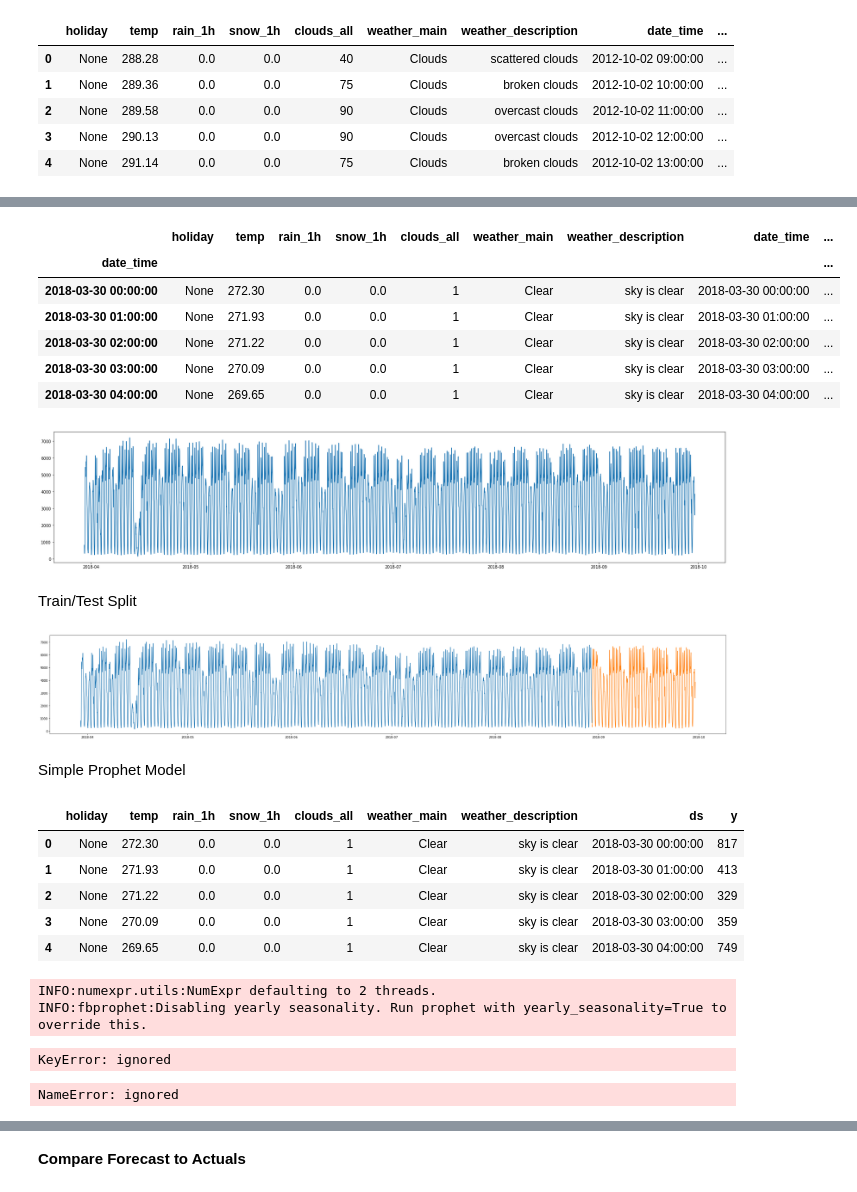
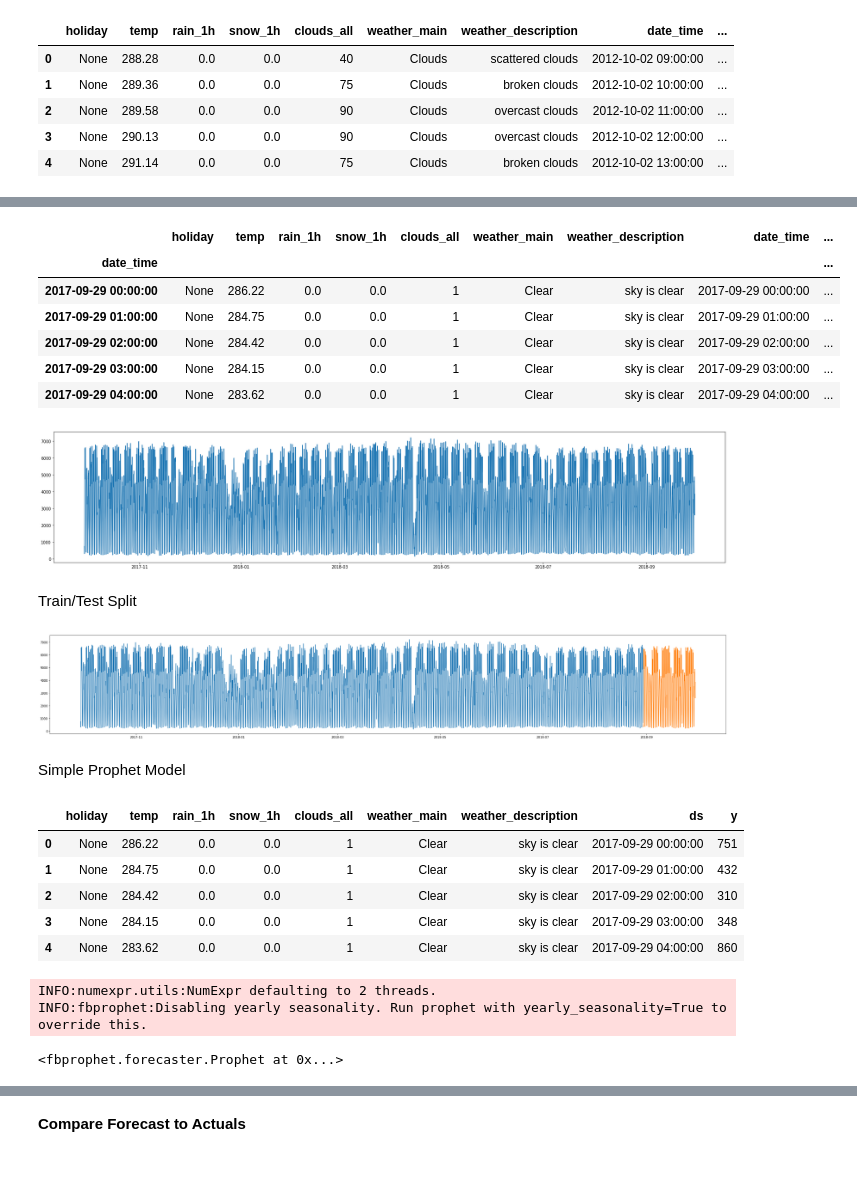
Before and after one commit to amine-akrout/Time-series-forecasting, a Jupyter notebook: Time_series_forecasting_using_Prophet.ipynb, the cells around one changed output, grey strips where cells are left out. Drawn from its saved outputs; the diff is of its cells as text; code cells hidden in the pictures.

Commit message:
update prophet

```diff
--- a/Time_series_forecasting_using_Prophet.ipynb
+++ b/Time_series_forecasting_using_Prophet.ipynb
@@ -103,21 +46,20 @@ data.index.min(), data.index.max()
 # %%
-#ts = data['2017-09-30':'2018-09-29']
-ts = data['2018-03-30':'2018-09-29']
+ts = data['2017-09-29':'2018-09-29']
 ts.head()
 # %% [output]
 |  | holiday | temp | rain_1h | snow_1h | clouds_all | weather_main | weather_description | date_time | ... |
 | date_time |  |  |  |  |  |  |  |  | ... |
-| 2018-03-30 00:00:00 | None | 272.30 | 0.0 | 0.0 | 1 | Clear | sky is clear | 2018-03-30 00:00:00 | ... |
-| 2018-03-30 01:00:00 | None | 271.93 | 0.0 | 0.0 | 1 | Clear | sky is clear | 2018-03-30 01:00:00 | ... |
-| 2018-03-30 02:00:00 | None | 271.22 | 0.0 | 0.0 | 1 | Clear | sky is clear | 2018-03-30 02:00:00 | ... |
-| 2018-03-30 03:00:00 | None | 270.09 | 0.0 | 0.0 | 1 | Clear | sky is clear | 2018-03-30 03:00:00 | ... |
-| 2018-03-30 04:00:00 | None | 269.65 | 0.0 | 0.0 | 1 | Clear | sky is clear | 2018-03-30 04:00:00 | ... |
+| 2017-09-29 00:00:00 | None | 286.22 | 0.0 | 0.0 | 1 | Clear | sky is clear | 2017-09-29 00:00:00 | ... |
+| 2017-09-29 01:00:00 | None | 284.75 | 0.0 | 0.0 | 1 | Clear | sky is clear | 2017-09-29 01:00:00 | ... |
+| 2017-09-29 02:00:00 | None | 284.42 | 0.0 | 0.0 | 1 | Clear | sky is clear | 2017-09-29 02:00:00 | ... |
+| 2017-09-29 03:00:00 | None | 284.15 | 0.0 | 0.0 | 1 | Clear | sky is clear | 2017-09-29 03:00:00 | ... |
+| 2017-09-29 04:00:00 | None | 283.62 | 0.0 | 0.0 | 1 | Clear | sky is clear | 2017-09-29 04:00:00 | ... |
 # %%
 plt.figure(figsize=(30,6))
 plt.plot(ts.traffic_volume)
 plt.show()
 # %% [output]
-[figure, old version]
+[figure, new version]
 # %% [markdown]
 Train/Test Split
 # %%
@@ -131,18 +72,18 @@ plt.plot(ts_train.traffic_volume)
 plt.plot(ts_test.traffic_volume)
 plt.show()
 # %% [output]
-[figure, old version]
+[figure, new version]
 # %% [markdown]
 Simple Prophet Model
 # %%
 ts_train.reset_index(drop=True).rename(columns={'date_time':'ds', 'traffic_volume':'y'}).head()
 # %% [output]
 |  | holiday | temp | rain_1h | snow_1h | clouds_all | weather_main | weather_description | ds | y |
-| 0 | None | 272.30 | 0.0 | 0.0 | 1 | Clear | sky is clear | 2018-03-30 00:00:00 | 817 |
-| 1 | None | 271.93 | 0.0 | 0.0 | 1 | Clear | sky is clear | 2018-03-30 01:00:00 | 413 |
-| 2 | None | 271.22 | 0.0 | 0.0 | 1 | Clear | sky is clear | 2018-03-30 02:00:00 | 329 |
-| 3 | None | 270.09 | 0.0 | 0.0 | 1 | Clear | sky is clear | 2018-03-30 03:00:00 | 359 |
-| 4 | None | 269.65 | 0.0 | 0.0 | 1 | Clear | sky is clear | 2018-03-30 04:00:00 | 749 |
+| 0 | None | 286.22 | 0.0 | 0.0 | 1 | Clear | sky is clear | 2017-09-29 00:00:00 | 751 |
+| 1 | None | 284.75 | 0.0 | 0.0 | 1 | Clear | sky is clear | 2017-09-29 01:00:00 | 432 |
+| 2 | None | 284.42 | 0.0 | 0.0 | 1 | Clear | sky is clear | 2017-09-29 02:00:00 | 310 |
+| 3 | None | 284.15 | 0.0 | 0.0 | 1 | Clear | sky is clear | 2017-09-29 03:00:00 | 348 |
+| 4 | None | 283.62 | 0.0 | 0.0 | 1 | Clear | sky is clear | 2017-09-29 04:00:00 | 860 |
 # %%
 ts_train = ts_train.rename(columns={'date_time':'ds', 'traffic_volume':'y'})
 # %%
@@ -153,12 +94,10 @@ model.fit(ts_train)
 # %% [output]
 INFO:numexpr.utils:NumExpr defaulting to 2 threads.
 INFO:fbprophet:Disabling yearly seasonality. Run prophet with yearly_seasonality=True to override this.
-KeyError: ignored
+<fbprophet.forecaster.Prophet at 0x...>
 # %%
 # Predict on training set with model
-ts_test_fcst = model.predict(df=ts_test.reset_index().rename(columns={'date_time':'ds'}))
+ts_test_fcst = model.predict(df=ts_test.reset_index(drop=True).rename(columns={'date_time':'ds'}))
-# %% [output]
-NameError: ignored
 # %%
 # Plot the forecast
 f, ax = plt.subplots(1)
```
Also changed, not shown: parts of 59 cells of this notebook.
